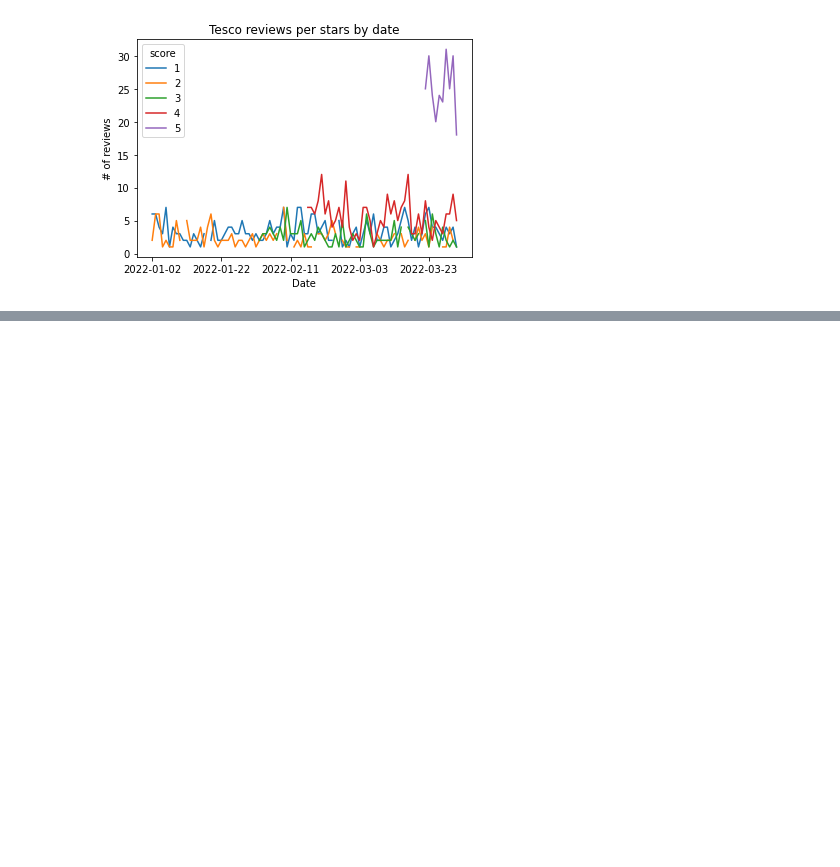
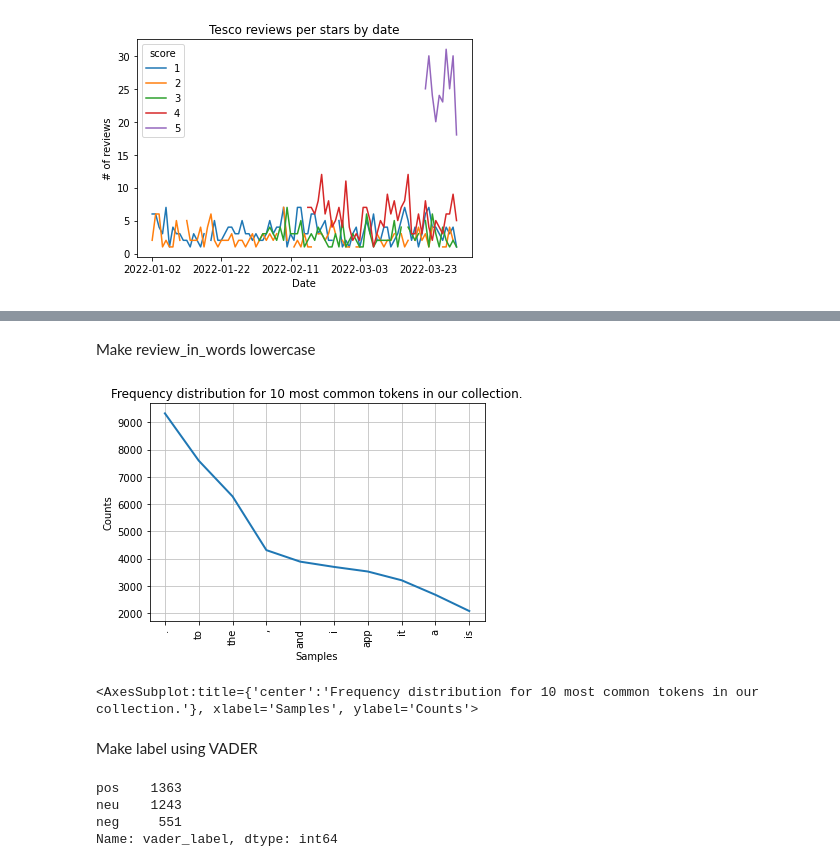
Before and after one commit to carlosperez-dev/delivery-apps-nlp, a Jupyter notebook: B099568.ipynb, the cells around one changed output, grey strips where cells are left out. Cells and saved outputs as stored; diff of their text form; code cells hidden in the pictures; blank space fills up the shorter version.

Commit message:
Complete EDA, bigram, trigram and stopwords

```diff
--- a/B099568.ipynb
+++ b/B099568.ipynb
@@ -342,0 +433,40 @@ plt.show()
+# %%
+def get_specific_speech(comments, pos):
+    all_words = []
+    i = 0
+    for review in comments:
+        all_words.append(remove_stopwords(review))
+        i += 1
+    words = []
+    for review in all_words:
+        for word, pos_code in nltk.pos_tag(review):
+            pos_to_add = []
+            if pos_code in pos:
+                pos_to_add.append(word)
+        words.append(pos_to_add)
+
+    return words
+
+def remove_stopwords(toks_words, type_of_gram = 'none'):
+    if type_of_gram =='bi':
+        stopwords = ['to', 'the', 'have', 'on', 'in', 'is', 'this', 'and', 'i',
+                 'you', 'of', 'be', 'for', 'my', 'that', 'a', 'very', 'there']
+    elif type_of_gram == 'tri':
+        stopwords = ['and', 'to', 'the']
+    else:
+        stopwords = ['..', ',']
+    remove_these = set(stopwords + list(string.punctuation) + list(string.digits))
+    filtered_text = [word for word in toks_words if not word in remove_these]
+    return filtered_text
+
+def make_dist_plot(column, number_of_words):
+    flat_list = [item for sublist in column for item in sublist]
+    fdist = FreqDist(flat_list)
+    return fdist.plot(number_of_words,title=f'Frequency distribution for {number_of_words} most common tokens in our collection.')
+# %% [markdown]
+Make review_in_words lowercase
+# %%
+make_dist_plot(app_reviews_df['reviews_in_words'], 10)
+# %% [output]
+[figure, added]
+<AxesSubplot:title={'center':'Frequency distribution for 10 most common tokens in our collection.'}, xlabel='Samples', ylabel='Counts'>
@@ -342,0 +482,2 @@ plt.show()
+# %% [markdown]
+Make label using VADER
@@ -342,0 +502,7 @@ plt.show()
+# %%
+app_reviews_df.loc[app_reviews_df['label'] != app_reviews_df['vader_label']]['vader_label'].value_counts()
+# %% [output]
+pos    1363
+neu    1243
+neg     551
+Name: vader_label, dtype: int64
```
Also changed, not shown: parts of 86 cells of this notebook, 8 other files.
